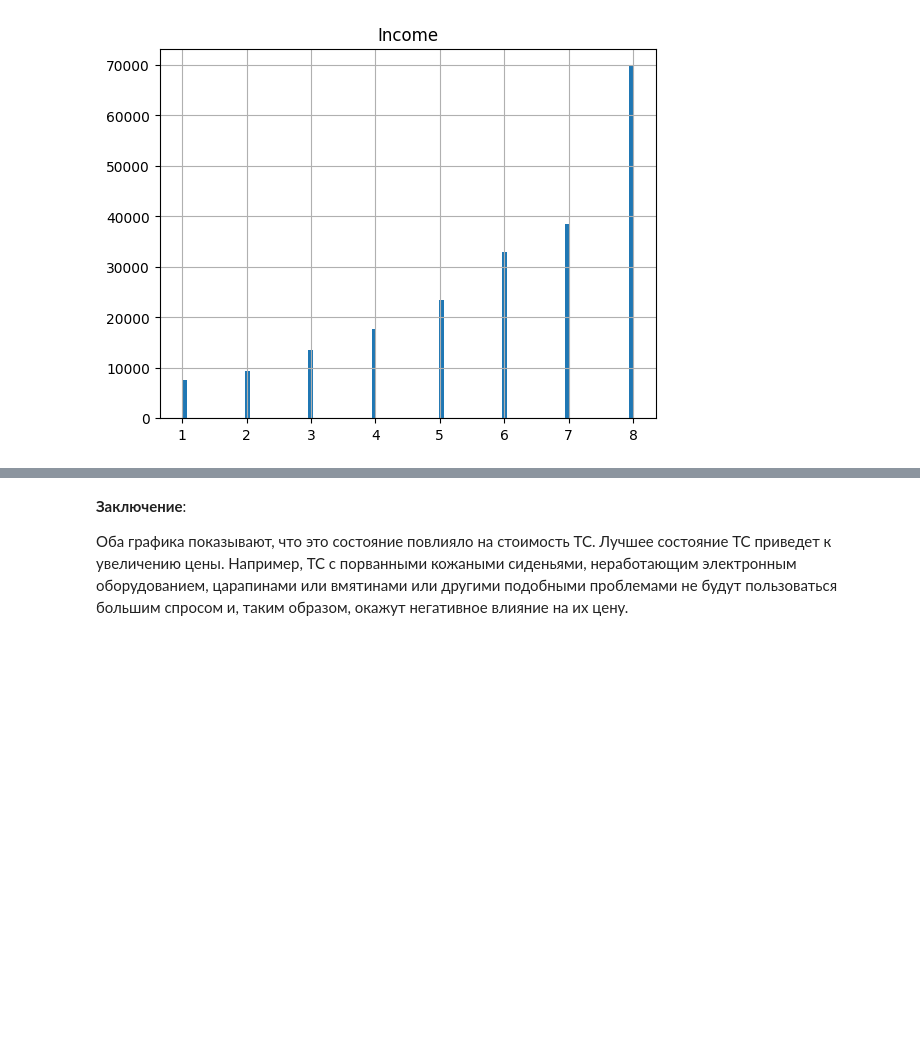
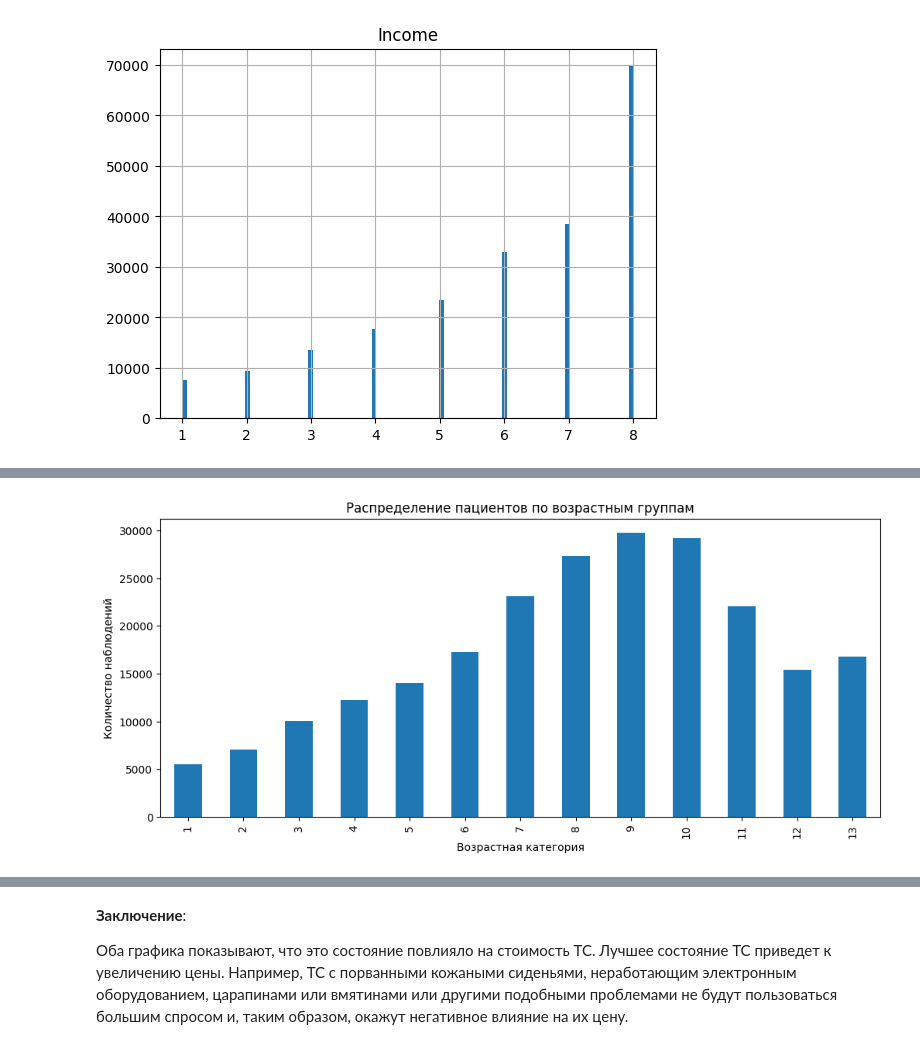
Before and after one commit to AlexeyRau/OMGTU, a Jupyter notebook: 2 курс/4 семестр/Машинное обучение/Лабораторная работа №1. Исследовательский анализ данных (EDA)/Ex1_c.ipynb, the cells around one changed output, grey strips where cells are left out. Cells and saved outputs as stored; diff of their text form; code cells hidden in the pictures; blank space fills up the shorter version.

```diff
--- a/2 курс/4 семестр/Машинное обучение/Лабораторная работа №1. Исследовательский анализ данных (EDA)/Ex1_c.ipynb
+++ b/2 курс/4 семестр/Машинное обучение/Лабораторная работа №1. Исследовательский анализ данных (EDA)/Ex1_c.ipynb
@@ -651,0 +451,8 @@ Text(0.5, 1.0, 'sedan')
+# %%
+data['Age'].value_counts().sort_index().plot(kind='bar', figsize=(12,5))
+plt.title('Распределение пациентов по возрастным группам')
+plt.xlabel('Возрастная категория')
+plt.ylabel('Количество наблюдений')
+plt.show()
+# %% [output]
+[figure, added]
```
Also changed, not shown: parts of 52 cells of this notebook.
